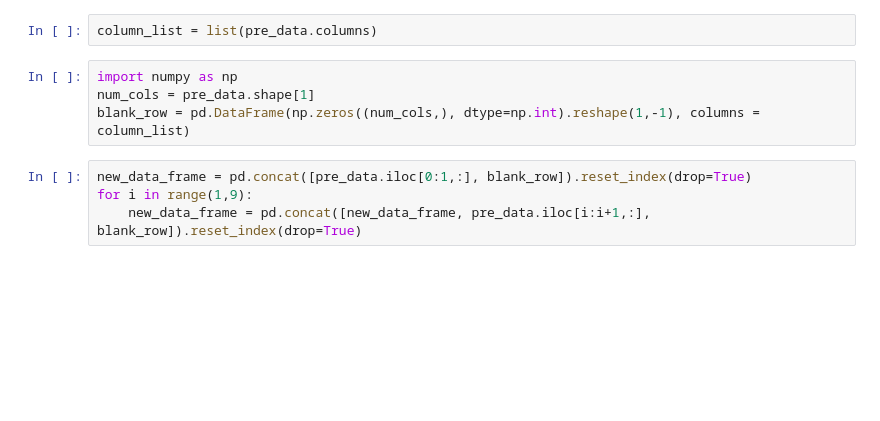
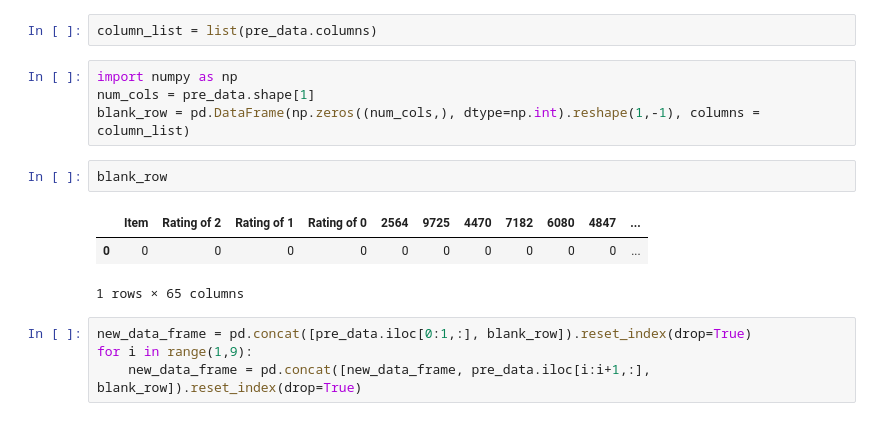
Before and after one commit to UVA-DSI-2019-Capstones/ARL, a Jupyter notebook: data_processing/create_pre_test_csv_part1.ipynb, the cells around one changed output. Saved outputs shown, nothing was run; the diff lists cells and outputs as text; blank space fills up the shorter version.

Commit message:
dataframe update

```diff
--- a/data_processing/create_pre_test_csv_part1.ipynb
+++ b/data_processing/create_pre_test_csv_part1.ipynb
@@ -106,6 +106,12 @@ column_list = list(pre_data.columns)
 import numpy as np
 num_cols = pre_data.shape[1]
 blank_row = pd.DataFrame(np.zeros((num_cols,), dtype=np.int).reshape(1,-1), columns = column_list)
+# %%
+blank_row
+# %% [output]
+|  | Item | Rating of 2 | Rating of 1 | Rating of 0 | 2564 | 9725 | 4470 | 7182 | 6080 | 4847 | ... |
+| 0 | 0 | 0 | 0 | 0 | 0 | 0 | 0 | 0 | 0 | 0 | ... |
+1 rows × 65 columns
 # %%
 new_data_frame = pd.concat([pre_data.iloc[0:1,:], blank_row]).reset_index(drop=True)
 for i in range(1,9):
```
Also changed, not shown: 6 other files.
